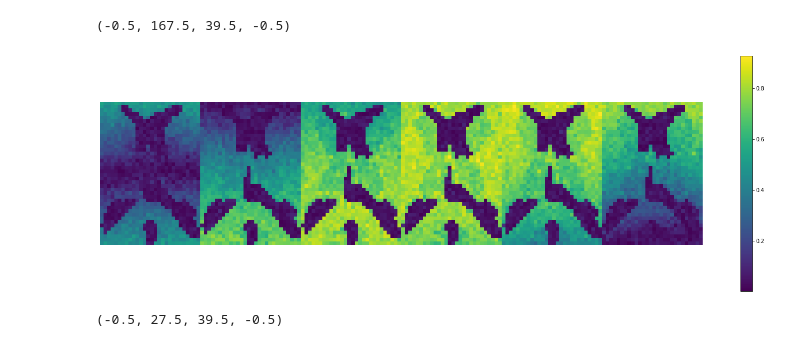
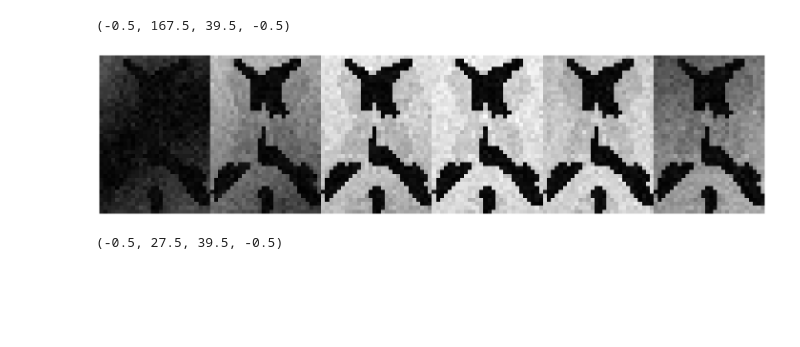
Before and after one commit to yv17/MRI-Deep-Learning, a Jupyter notebook: image_reg.ipynb, the cells around one changed output. Cells and saved outputs as stored; diff of their text form; code cells hidden in the pictures; blank space fills up the shorter version.

```diff
--- a/image_reg.ipynb
+++ b/image_reg.ipynb
@@ -14,18 +49,25 @@ img_data = np.load('c:\\Users\\yiten\\Documents\\MRI Relaxometry\\img_reg_data\\
 gt_data = np.load('c:\\Users\\yiten\\Documents\\MRI Relaxometry\\img_reg_data\\gt_img_data.npy')
 gt_check = gt_data[0]
 
-img_data = (img_data - np.min(img_data))/(np.max(img_data) - np.min(img_data))
-
 # Train test split
 img_train, img_test, gt_train, gt_test = train_test_split(img_data, gt_data, test_size=0.1, random_state=42)
+
+# Save complex-valued img_test for planet_test
+planet_test = img_test
+
+# Take the magnitude of img_data as training and test data
+img_train = np.abs(img_train)
+img_test = np.abs(img_test)
+
+# Normalize training and test data
+img_train = normalize(img_train)
+img_test = normalize(img_test)
 # %%
-test_data = img_train[2]
 plt.figure(figsize=(25,8))
 im = plt.imshow(img_train[2])
-plt.colorbar(im)
-# plt.imshow(img_train[2],cmap='gray') # greyscale
+plt.imshow(img_train[2],cmap='gray') # greyscale
 plt.axis('off')
 # %% [output]
 (-0.5, 167.5, 39.5, -0.5)
-[figure, old version]
+[figure, new version]
 # %%
```
Also changed, not shown: parts of 10 cells of this notebook, 5 other files.
